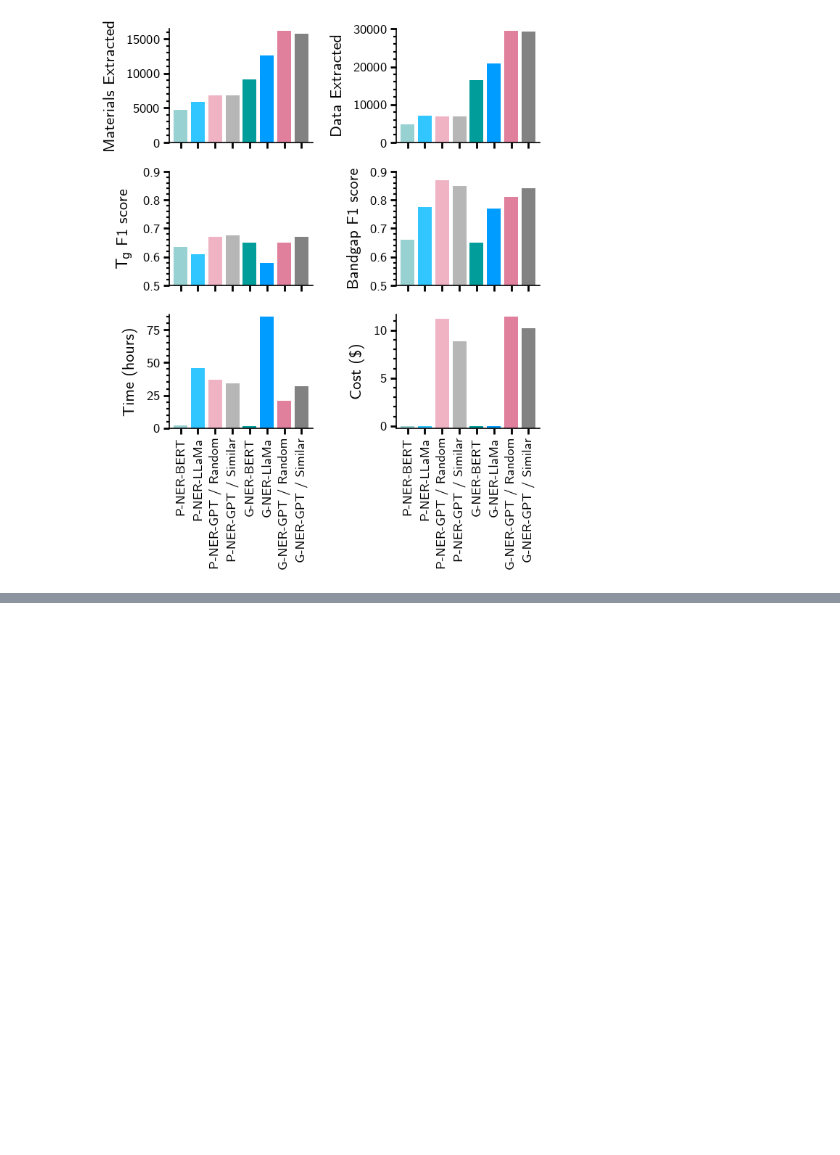
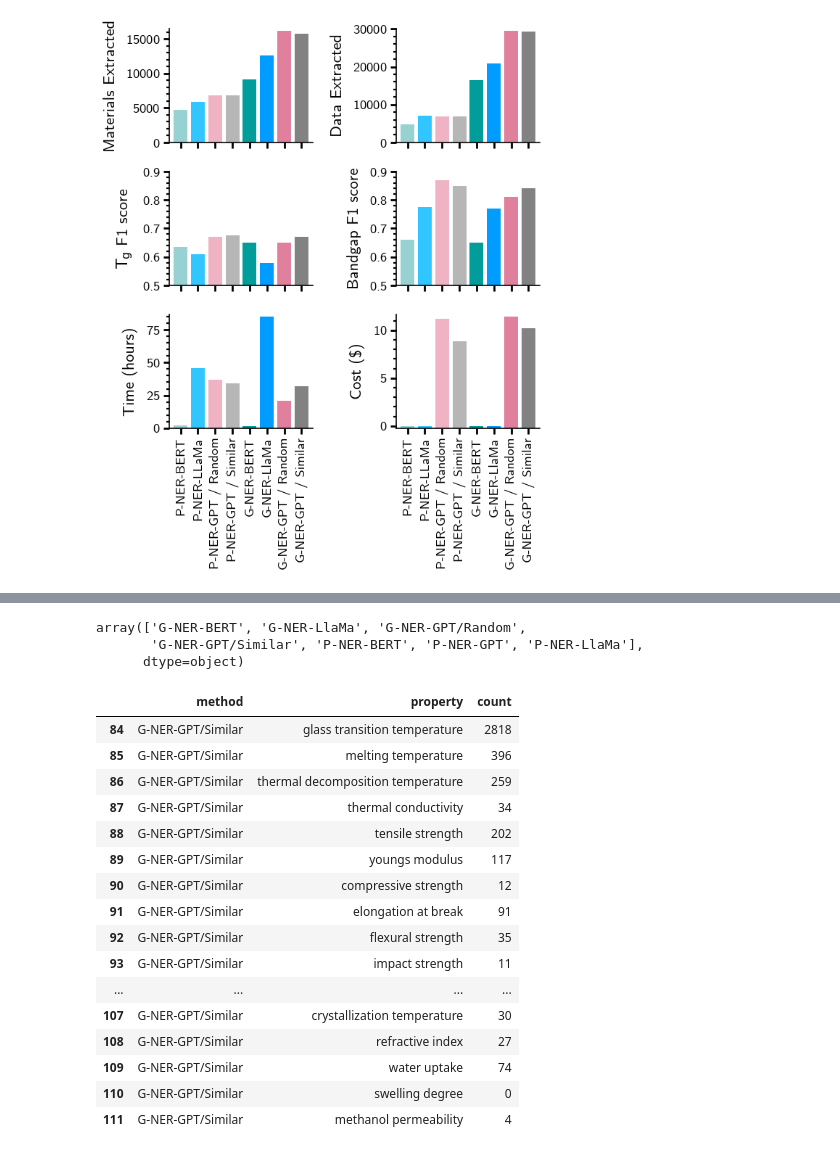
Before and after one commit to Ramprasad-Group/PromptDataExtraction, a Jupyter notebook: notebooks/Analyze-Select-1k.ipynb, the cells around one changed output, grey strips where cells are left out. Drawn from its saved outputs; the diff is of its cells as text; code cells hidden in the pictures; blank space fills up the shorter version.

```diff
--- a/notebooks/Analyze-Select-1k.ipynb
+++ b/notebooks/Analyze-Select-1k.ipynb
@@ -1439,2 +1453,29 @@ KeyError: 'property'
+# %%
+propcount.df.method.unique()
+# %% [output]
+array(['G-NER-BERT', 'G-NER-LlaMa', 'G-NER-GPT/Random',
+       'G-NER-GPT/Similar', 'P-NER-BERT', 'P-NER-GPT', 'P-NER-LlaMa'],
+      dtype=object)
+# %%
+mask = propcount.df.method == 'G-NER-GPT/Similar'
+propcount.df[mask]
+# %% [output]
+|  | method | property | count |
+| 84 | G-NER-GPT/Similar | glass transition temperature | 2818 |
+| 85 | G-NER-GPT/Similar | melting temperature | 396 |
+| 86 | G-NER-GPT/Similar | thermal decomposition temperature | 259 |
+| 87 | G-NER-GPT/Similar | thermal conductivity | 34 |
+| 88 | G-NER-GPT/Similar | tensile strength | 202 |
+| 89 | G-NER-GPT/Similar | youngs modulus | 117 |
+| 90 | G-NER-GPT/Similar | compressive strength | 12 |
+| 91 | G-NER-GPT/Similar | elongation at break | 91 |
+| 92 | G-NER-GPT/Similar | flexural strength | 35 |
+| 93 | G-NER-GPT/Similar | impact strength | 11 |
+| ... | ... | ... | ... |
+| 107 | G-NER-GPT/Similar | crystallization temperature | 30 |
+| 108 | G-NER-GPT/Similar | refractive index | 27 |
+| 109 | G-NER-GPT/Similar | water uptake | 74 |
+| 110 | G-NER-GPT/Similar | swelling degree | 0 |
+| 111 | G-NER-GPT/Similar | methanol permeability | 4 |
 # %%
 # Extracted properties per pipeline.
```
Also changed, not shown: parts of 20 cells of this notebook.
